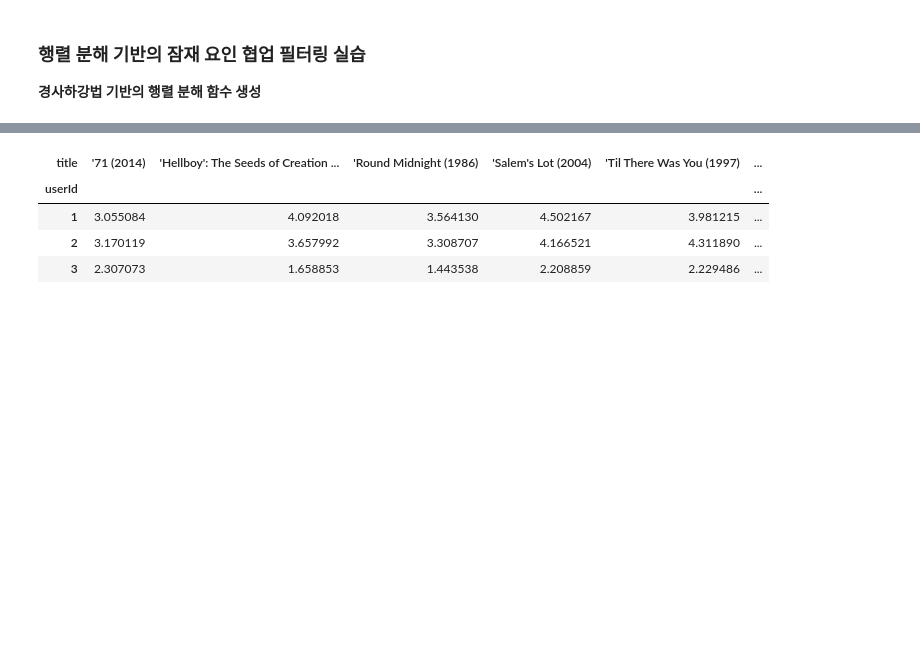
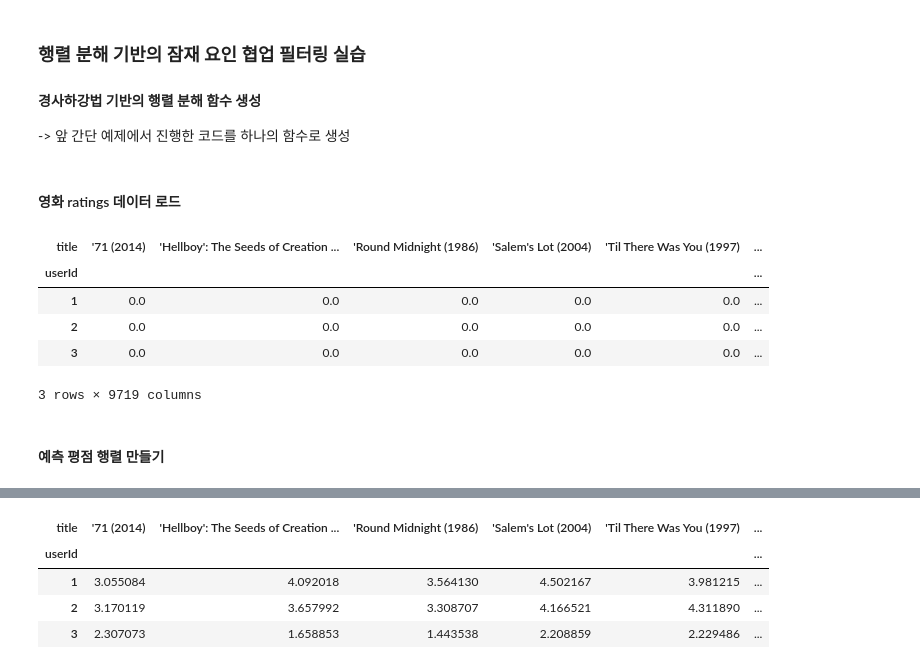
Before and after one commit to netsus/ML_PerfectGuide, a Jupyter notebook: 9장/9.3 잠재 요인 기반 협업 필터링 실습.ipynb, the cells around one changed output, grey strips where cells are left out. Cells and saved outputs as stored; diff of their text form; code cells hidden in the pictures; blank space fills up the shorter version.

```diff
--- a/9장/9.3 잠재 요인 기반 협업 필터링 실습.ipynb
+++ b/9장/9.3 잠재 요인 기반 협업 필터링 실습.ipynb
@@ -174,7 +183,8 @@ R = np.array([[4, np.NaN, np.NaN, 2, np.NaN ],
 # %% [markdown]
 ### 행렬 분해 기반의 잠재 요인 협업 필터링 실습
 
-**경사하강법 기반의 행렬 분해 함수 생성**
+#### **경사하강법 기반의 행렬 분해 함수 생성**
+-> 앞 간단 예제에서 진행한 코드를 하나의 함수로 생성
 # %%
 def matrix_factorization(R, K, steps=200, learning_rate=0.01, r_lambda = 0.01):
     num_users, num_items = R.shape
@@ -202,6 +210,8 @@ def matrix_factorization(R, K, steps=200, learning_rate=0.01, r_lambda = 0.01):
             print("### iteration step : ", step," rmse : ", rmse)
 
     return P, Q
+# %% [markdown]
+#### 영화 ratings 데이터 로드
 # %%
 import pandas as pd
 import numpy as np
@@ -209,13 +219,25 @@ import numpy as np
 movies = pd.read_csv('./ml-latest-small/movies.csv')
 ratings = pd.read_csv('./ml-latest-small/ratings.csv')
 ratings = ratings[['userId', 'movieId', 'rating']]
-ratings_matrix = ratings.pivot_table('rating', index='userId', columns='movieId')
 
 # title 컬럼을 얻기 이해 movies 와 조인 수행
 rating_movies = pd.merge(ratings, movies, on='movieId')
 
 # columns='title' 로 title 컬럼으로 pivot 수행.
 ratings_matrix = rating_movies.pivot_table('rating', index='userId', columns='title')
+# 안본 영화 0점으로
+ratings_matrix.fillna(0, inplace=True)
+# %%
+ratings_matrix.head(3)
+# %% [output]
+| title | '71 (2014) | 'Hellboy': The Seeds of Creation ... | 'Round Midnight (1986) | 'Salem's Lot (2004) | 'Til There Was You (1997) | ... |
+| userId |  |  |  |  |  | ... |
+| 1 | 0.0 | 0.0 | 0.0 | 0.0 | 0.0 | ... |
+| 2 | 0.0 | 0.0 | 0.0 | 0.0 | 0.0 | ... |
+| 3 | 0.0 | 0.0 | 0.0 | 0.0 | 0.0 | ... |
+3 rows × 9719 columns
+# %% [markdown]
+#### 예측 평점 행렬 만들기
 # %%
 P, Q = matrix_factorization(ratings_matrix.values, K=50, steps=200, learning_rate=0.01, r_lambda = 0.01)
 pred_matrix = np.dot(P, Q.T)
```
Also changed, not shown: parts of 18 cells of this notebook.
